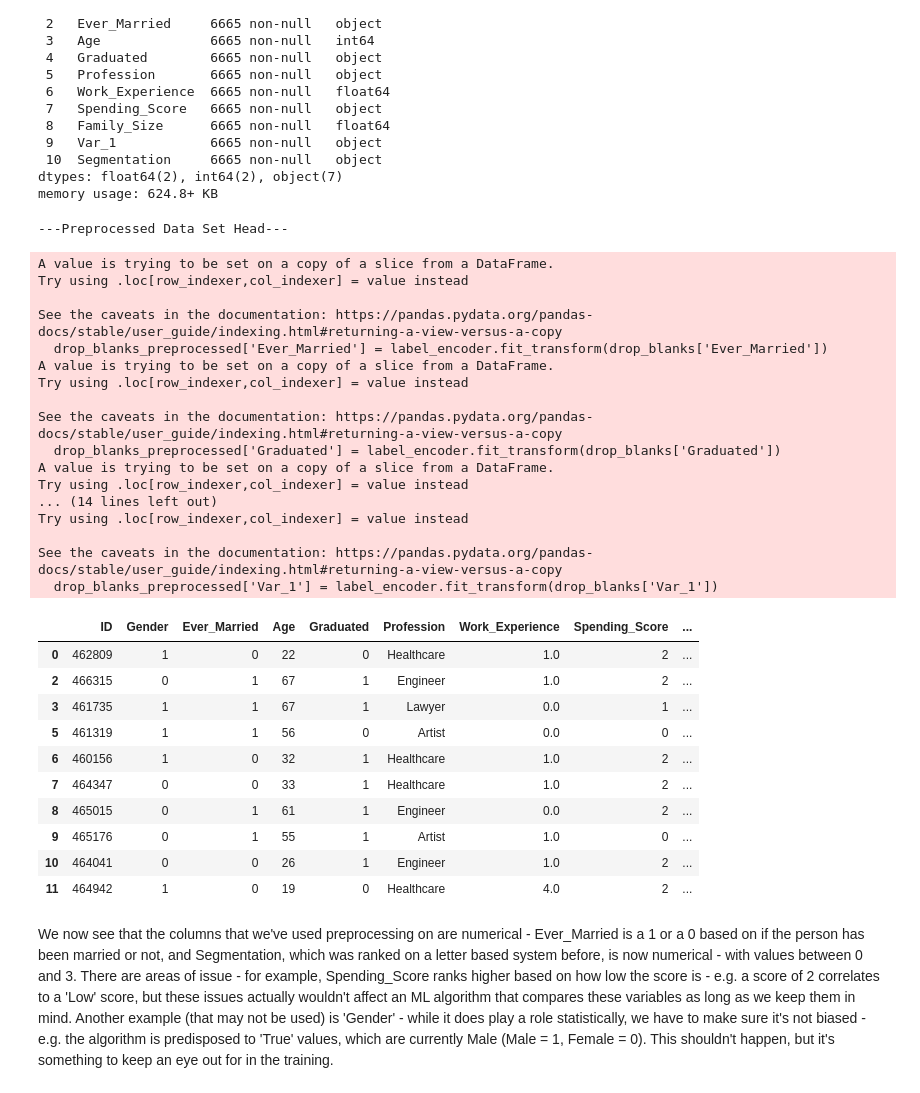
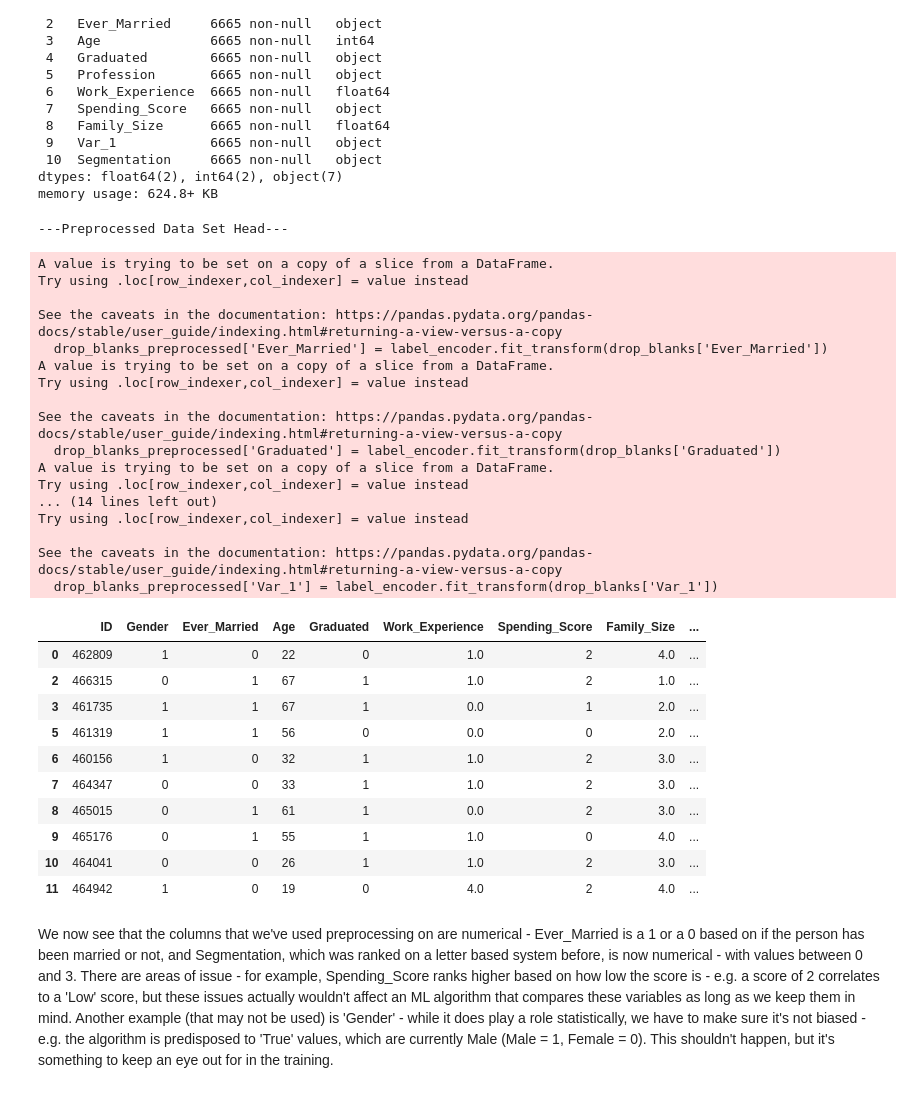
Before and after one commit to SkylerSG/MSASkylerSGPhase2, a Jupyter notebook: analysis_and_preprocessing/classificationdataset.ipynb, the cells around one changed output. Drawn from its saved outputs; the diff is of its cells as text; code cells hidden in the pictures.

```diff
--- a/analysis_and_preprocessing/classificationdataset.ipynb
+++ b/analysis_and_preprocessing/classificationdataset.ipynb
@@ -97,45 +97,52 @@ drop_blanks_preprocessed['Spending_Score'] = label_encoder.fit_transform(drop_bl
 #drop_blanks_preprocessed['Spending_Score'] = label_encoder.inverse_transform(drop_blanks_preprocessed['Spending_Score'])
 drop_blanks_preprocessed['Gender'] = label_encoder.fit_transform(drop_blanks['Gender'])
 drop_blanks_preprocessed['Segmentation'] = label_encoder.fit_transform(drop_blanks['Segmentation'])
 drop_blanks_preprocessed['Var_1'] = label_encoder.fit_transform(drop_blanks['Var_1'])
 
-#Printing the head for this new dataset
+
+# ONE HOT ENCODING (good for professions)
+profession_encoded = pd.get_dummies(drop_blanks['Profession'], prefix='Profession')
+profession_encoded = profession_encoded.astype(int)
+
+drop_blanks_preprocessed = pd.concat([drop_blanks_preprocessed, profession_encoded], axis=1)
+drop_blanks_preprocessed.drop('Profession', axis=1, inplace=True)
+
 print('---Preprocessed Data Set Head---')
 drop_blanks_preprocessed.head(10)
 #print('---Original Data Set Head for Comparison---')
 #drop_blanks.head(10)
 
 #I'll be honest - for the messages below that aren't the dataframes, I don't know what's happening - but the dataframe conversions work. I'll look into it if there's time.
 # %% [output]
 ---Preprocessed Data Set Head---
 A value is trying to be set on a copy of a slice from a DataFrame.
 Try using .loc[row_indexer,col_indexer] = value instead
 
 See the caveats in the documentation: https://pandas.pydata.org/pandas-docs/stable/user_guide/indexing.html#returning-a-view-versus-a-copy
   drop_blanks_preprocessed['Ever_Married'] = label_encoder.fit_transform(drop_blanks['Ever_Married'])
 A value is trying to be set on a copy of a slice from a DataFrame.
 Try using .loc[row_indexer,col_indexer] = value instead
 
 See the caveats in the documentation: https://pandas.pydata.org/pandas-docs/stable/user_guide/indexing.html#returning-a-view-versus-a-copy
   drop_blanks_preprocessed['Graduated'] = label_encoder.fit_transform(drop_blanks['Graduated'])
 A value is trying to be set on a copy of a slice from a DataFrame.
 Try using .loc[row_indexer,col_indexer] = value instead
 ... (14 lines left out)
 Try using .loc[row_indexer,col_indexer] = value instead
 
 See the caveats in the documentation: https://pandas.pydata.org/pandas-docs/stable/user_guide/indexing.html#returning-a-view-versus-a-copy
   drop_blanks_preprocessed['Var_1'] = label_encoder.fit_transform(drop_blanks['Var_1'])
-|  | ID | Gender | Ever_Married | Age | Graduated | Profession | Work_Experience | Spending_Score | ... |
-| 0 | 462809 | 1 | 0 | 22 | 0 | Healthcare | 1.0 | 2 | ... |
-| 2 | 466315 | 0 | 1 | 67 | 1 | Engineer | 1.0 | 2 | ... |
-| 3 | 461735 | 1 | 1 | 67 | 1 | Lawyer | 0.0 | 1 | ... |
-| 5 | 461319 | 1 | 1 | 56 | 0 | Artist | 0.0 | 0 | ... |
-| 6 | 460156 | 1 | 0 | 32 | 1 | Healthcare | 1.0 | 2 | ... |
-| 7 | 464347 | 0 | 0 | 33 | 1 | Healthcare | 1.0 | 2 | ... |
-| 8 | 465015 | 0 | 1 | 61 | 1 | Engineer | 0.0 | 2 | ... |
-| 9 | 465176 | 0 | 1 | 55 | 1 | Artist | 1.0 | 0 | ... |
-| 10 | 464041 | 0 | 0 | 26 | 1 | Engineer | 1.0 | 2 | ... |
-| 11 | 464942 | 1 | 0 | 19 | 0 | Healthcare | 4.0 | 2 | ... |
+|  | ID | Gender | Ever_Married | Age | Graduated | Work_Experience | Spending_Score | Family_Size | ... |
+| 0 | 462809 | 1 | 0 | 22 | 0 | 1.0 | 2 | 4.0 | ... |
+| 2 | 466315 | 0 | 1 | 67 | 1 | 1.0 | 2 | 1.0 | ... |
+| 3 | 461735 | 1 | 1 | 67 | 1 | 0.0 | 1 | 2.0 | ... |
+| 5 | 461319 | 1 | 1 | 56 | 0 | 0.0 | 0 | 2.0 | ... |
+| 6 | 460156 | 1 | 0 | 32 | 1 | 1.0 | 2 | 3.0 | ... |
+| 7 | 464347 | 0 | 0 | 33 | 1 | 1.0 | 2 | 3.0 | ... |
+| 8 | 465015 | 0 | 1 | 61 | 1 | 0.0 | 2 | 3.0 | ... |
+| 9 | 465176 | 0 | 1 | 55 | 1 | 1.0 | 0 | 4.0 | ... |
+| 10 | 464041 | 0 | 0 | 26 | 1 | 1.0 | 2 | 3.0 | ... |
+| 11 | 464942 | 1 | 0 | 19 | 0 | 4.0 | 2 | 4.0 | ... |
 # %% [markdown]
 We now see that the columns that we've used preprocessing on are numerical - Ever_Married is a 1 or a 0 based on if the person has been married or not, and Segmentation, which was ranked on a letter based system before, is now numerical - with values between 0 and 3. There are areas of issue - for example, Spending_Score ranks higher based on how low the score is - e.g. a score of 2 correlates to a 'Low' score, but these issues actually wouldn't affect an ML algorithm that compares these variables as long as we keep them in mind. Another example (that may not be used) is 'Gender' - while it does play a role statistically, we have to make sure it's not biased - e.g. the algorithm is predisposed to 'True' values, which are currently Male (Male = 1, Female = 0). This shouldn't happen, but it's something to keep an eye out for in the training.
 # %%
```
Also changed, not shown: parts of 5 cells of this notebook, 6 other files.
